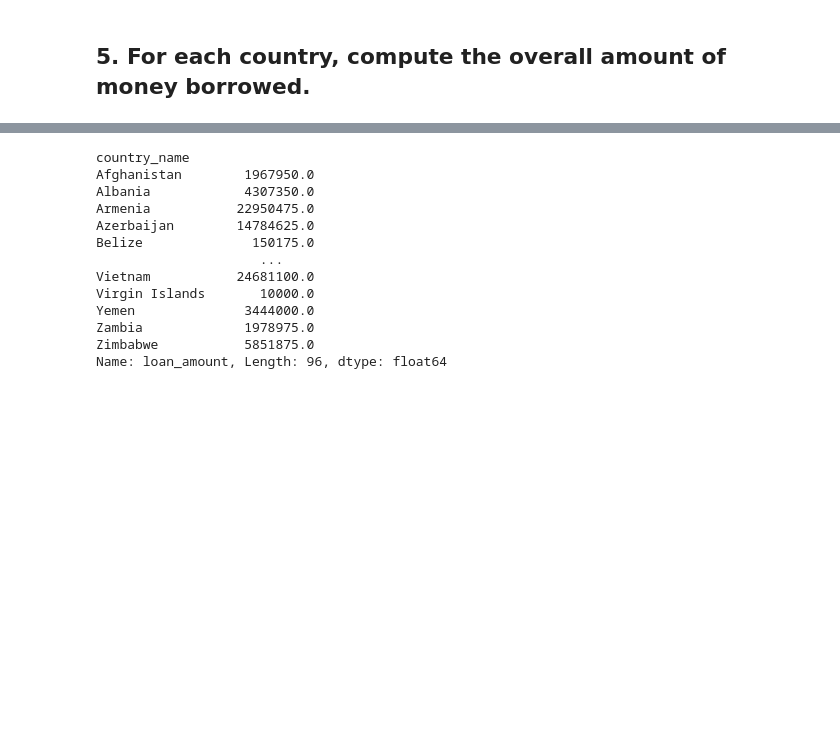
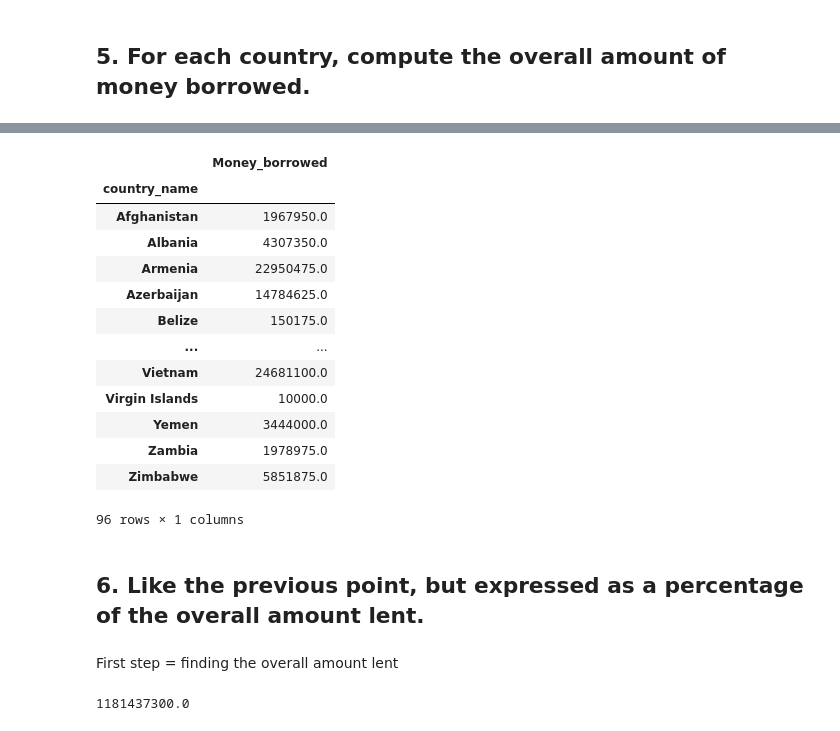
Before and after one commit to hechmik/foundations_of_cs, a Jupyter notebook: Project.ipynb, the cells around one changed output, grey strips where cells are left out. Drawn from its saved outputs; the diff is of its cells as text; code cells hidden in the pictures; blank space fills up the shorter version.

```diff
--- a/Project.ipynb
+++ b/Project.ipynb
@@ -366,18 +366,28 @@ See the caveats in the documentation: http://pandas.pydata.org/pandas-docs/stabl
 | 3 | 659347 | 2014-01-17 08:00:00.000 +0000 | 2014-02-21 03:10:02.000 +0000 | 34 days 19:10:02 | KG | Kyrgyzstan | ... |
 | 4 | 656933 | 2013-12-17 08:00:00.000 +0000 | 2014-02-13 06:10:02.000 +0000 | 57 days 22:10:02 | PH | Philippines | ... |
 # %%
-loans_filtered.groupby('country_name').loan_amount.sum()
+loans_filtered.groupby('country_name')['loan_amount'].agg(Money_borrowed='sum')
 # %% [output]
+|  | Money_borrowed |
+| country_name |  |
+| Afghanistan | 1967950.0 |
+| Albania | 4307350.0 |
+| Armenia | 22950475.0 |
+| Azerbaijan | 14784625.0 |
+| Belize | 150175.0 |
+| ... | ... |
+| Vietnam | 24681100.0 |
+| Virgin Islands | 10000.0 |
+| Yemen | 3444000.0 |
+| Zambia | 1978975.0 |
+| Zimbabwe | 5851875.0 |
-country_name
-Afghanistan        1967950.0
-Albania            4307350.0
-Armenia           22950475.0
-Azerbaijan        14784625.0
-Belize              150175.0
-                     ...
-Vietnam           24681100.0
-Virgin Islands       10000.0
-Yemen              3444000.0
-Zambia             1978975.0
-Zimbabwe           5851875.0
-Name: loan_amount, Length: 96, dtype: float64
+96 rows × 1 columns
+# %% [markdown]
+## 6. Like the previous point, but expressed as a percentage of the overall amount lent.
+# %% [markdown]
+First step = finding the overall amount lent
+# %%
+overall_amount_lent = loans_filtered.loan_amount.sum()
+overall_amount_lent
+# %% [output]
+1181437300.0
```
Also changed, not shown: parts of 6 cells of this notebook.
